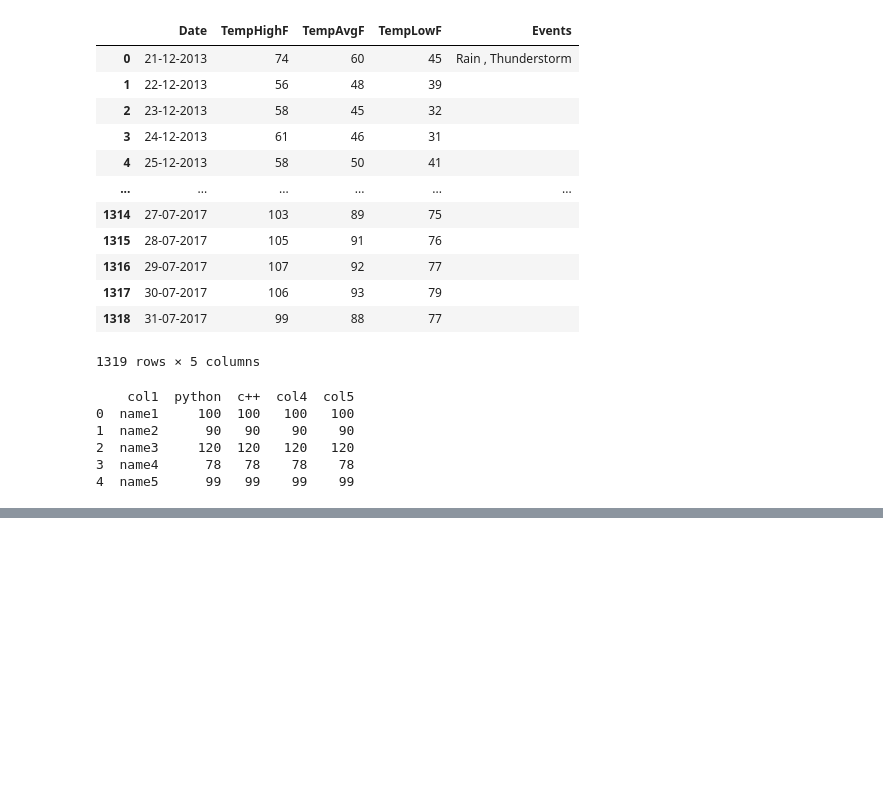
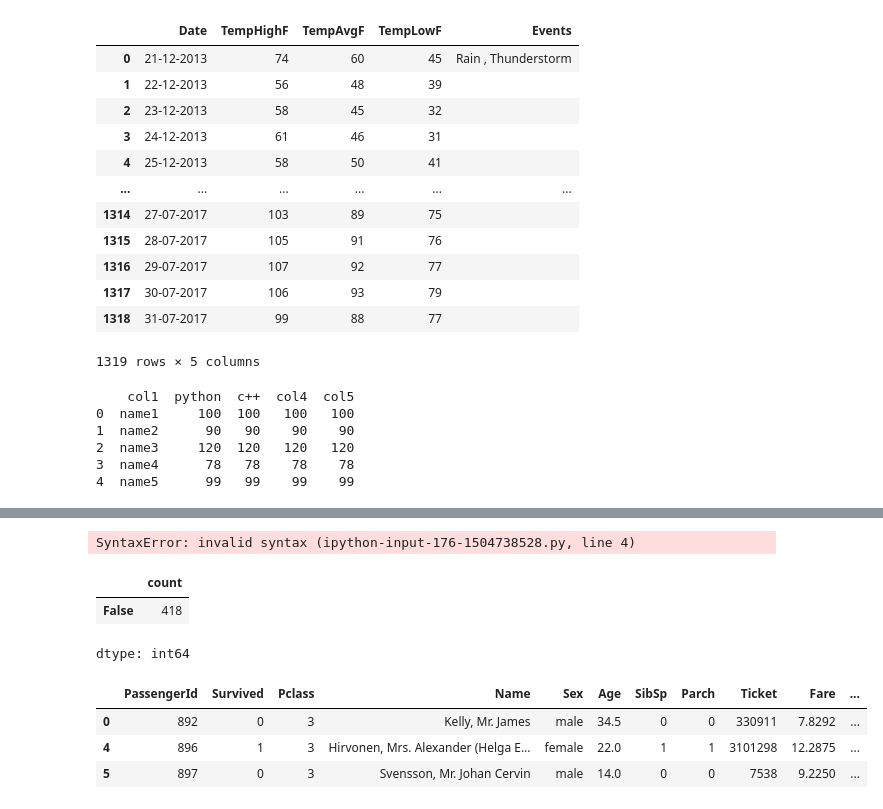
Before and after one commit to devendrapandey2005/DSA-with-python, a Jupyter notebook: 7th_sem_python_aur_ml.ipynb, the cells around one changed output, grey strips where cells are left out. Cells and saved outputs as stored; diff of their text form; code cells hidden in the pictures; blank space fills up the shorter version.

```diff
--- a/7th_sem_python_aur_ml.ipynb
+++ b/7th_sem_python_aur_ml.ipynb
@@ -2125,0 +1986,21 @@ print(students)
+# %%
+#wap which will print highest temperature when events = rain
+x = austin['TempHighF'].max()
+print(x)
+austin[("Events"=="Rain") & ]
+# %% [output]
+SyntaxError: invalid syntax (ipython-input-176-1504738528.py, line 4)
+# %%
+'''(titanic['Age']>=40) & (titanic['Sex']=='male').value_counts()'''
+((titanic['Survived']=='female') & (titanic['Age']>=40)).value_counts()
+# %% [output]
+|  | count |
+| False | 418 |
+dtype: int64
+# %%
+titanic.iloc[[0,4,5]]
+# %% [output]
+|  | PassengerId | Survived | Pclass | Name | Sex | Age | SibSp | Parch | Ticket | Fare | ... |
+| 0 | 892 | 0 | 3 | Kelly, Mr. James | male | 34.5 | 0 | 0 | 330911 | 7.8292 | ... |
+| 4 | 896 | 1 | 3 | Hirvonen, Mrs. Alexander (Helga E... | female | 22.0 | 1 | 1 | 3101298 | 12.2875 | ... |
+| 5 | 897 | 0 | 3 | Svensson, Mr. Johan Cervin | male | 14.0 | 0 | 0 | 7538 | 9.2250 | ... |
```
Also changed, not shown: parts of 126 cells of this notebook.
